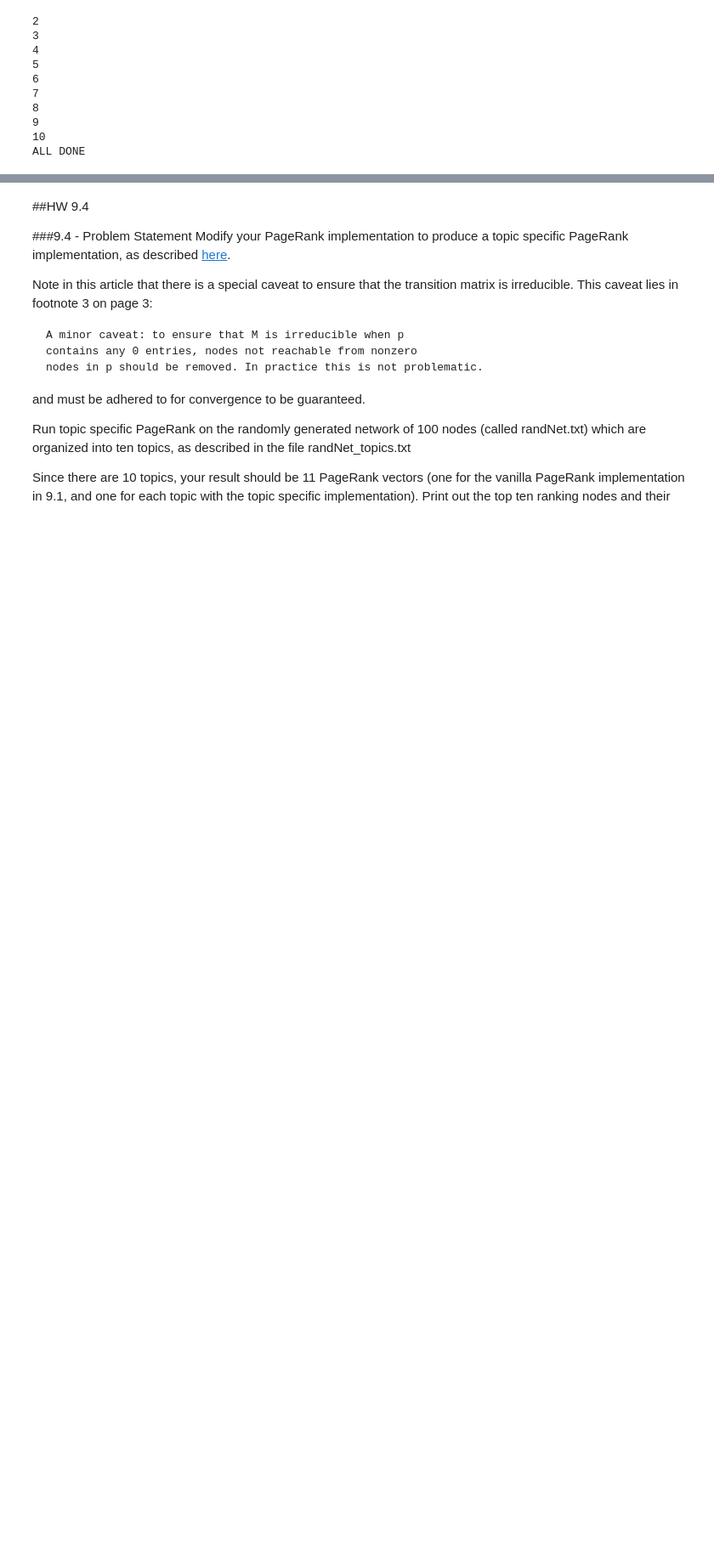
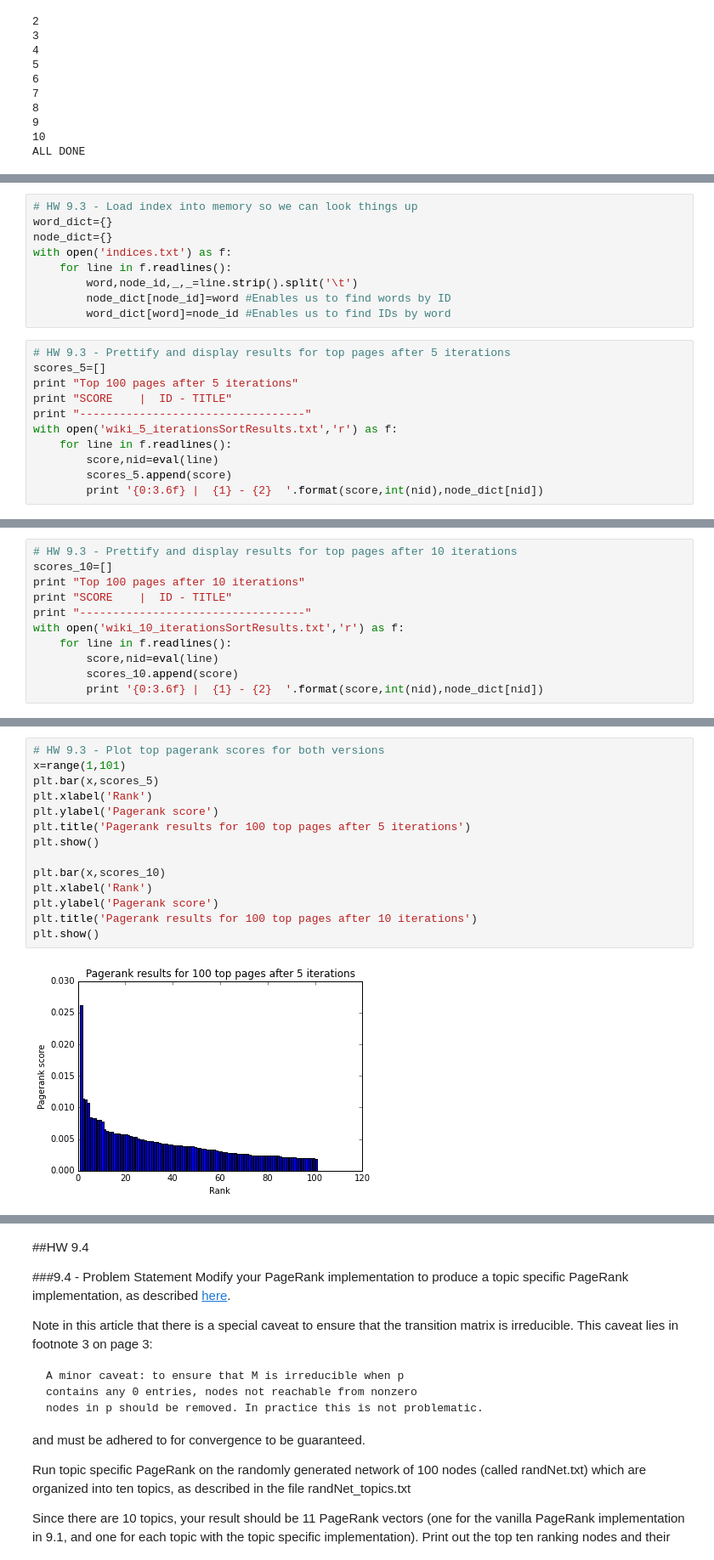
Before and after one commit to nickhamlin/mids_261_homework, a Jupyter notebook: HW9/MIDS-W261-2015-HWK-Week09-Hamlin-Thomas-Baek-Danish.ipynb, the cells around one changed output, grey strips where cells are left out. Shown at 85% size. Cells and saved outputs as stored; diff of their text form; blank space fills up the shorter version.

```diff
--- a/HW9/MIDS-W261-2015-HWK-Week09-Hamlin-Thomas-Baek-Danish.ipynb
+++ b/HW9/MIDS-W261-2015-HWK-Week09-Hamlin-Thomas-Baek-Danish.ipynb
@@ -972,0 +1007,20 @@ download: s3://hamlin-mids-261/all-pages-indexed-outOutput5/part-00014 to wiki_5
+# %%
+# HW 9.3 - Load index into memory so we can look things up
+word_dict={}
+node_dict={}
+with open('indices.txt') as f:
+    for line in f.readlines():
+        word,node_id,_,_=line.strip().split('\t')
+        node_dict[node_id]=word #Enables us to find words by ID
+        word_dict[word]=node_id #Enables us to find IDs by word
+# %%
+# HW 9.3 - Prettify and display results for top pages after 5 iterations
+scores_5=[]
+print "Top 100 pages after 5 iterations"
+print "SCORE    |  ID - TITLE"
+print "----------------------------------"
+with open('wiki_5_iterationsSortResults.txt','r') as f:
+    for line in f.readlines():
+        score,nid=eval(line)
+        scores_5.append(score)
+        print '{0:3.6f} |  {1} - {2}  '.format(score,int(nid),node_dict[nid])
@@ -972,0 +1045,11 @@ download: s3://hamlin-mids-261/all-pages-indexed-outOutput5/part-00014 to wiki_5
+# %%
+# HW 9.3 - Prettify and display results for top pages after 10 iterations
+scores_10=[]
+print "Top 100 pages after 10 iterations"
+print "SCORE    |  ID - TITLE"
+print "----------------------------------"
+with open('wiki_10_iterationsSortResults.txt','r') as f:
+    for line in f.readlines():
+        score,nid=eval(line)
+        scores_10.append(score)
+        print '{0:3.6f} |  {1} - {2}  '.format(score,int(nid),node_dict[nid])
@@ -972,0 +1076,16 @@ download: s3://hamlin-mids-261/all-pages-indexed-outOutput5/part-00014 to wiki_5
+# %%
+# HW 9.3 - Plot top pagerank scores for both versions
+x=range(1,101)
+plt.bar(x,scores_5)
+plt.xlabel('Rank')
+plt.ylabel('Pagerank score')
+plt.title('Pagerank results for 100 top pages after 5 iterations')
+plt.show()
+
+plt.bar(x,scores_10)
+plt.xlabel('Rank')
+plt.ylabel('Pagerank score')
+plt.title('Pagerank results for 100 top pages after 10 iterations')
+plt.show()
+# %% [output]
+[figure, added]
```
Also changed, not shown: parts of 15 cells of this notebook.
